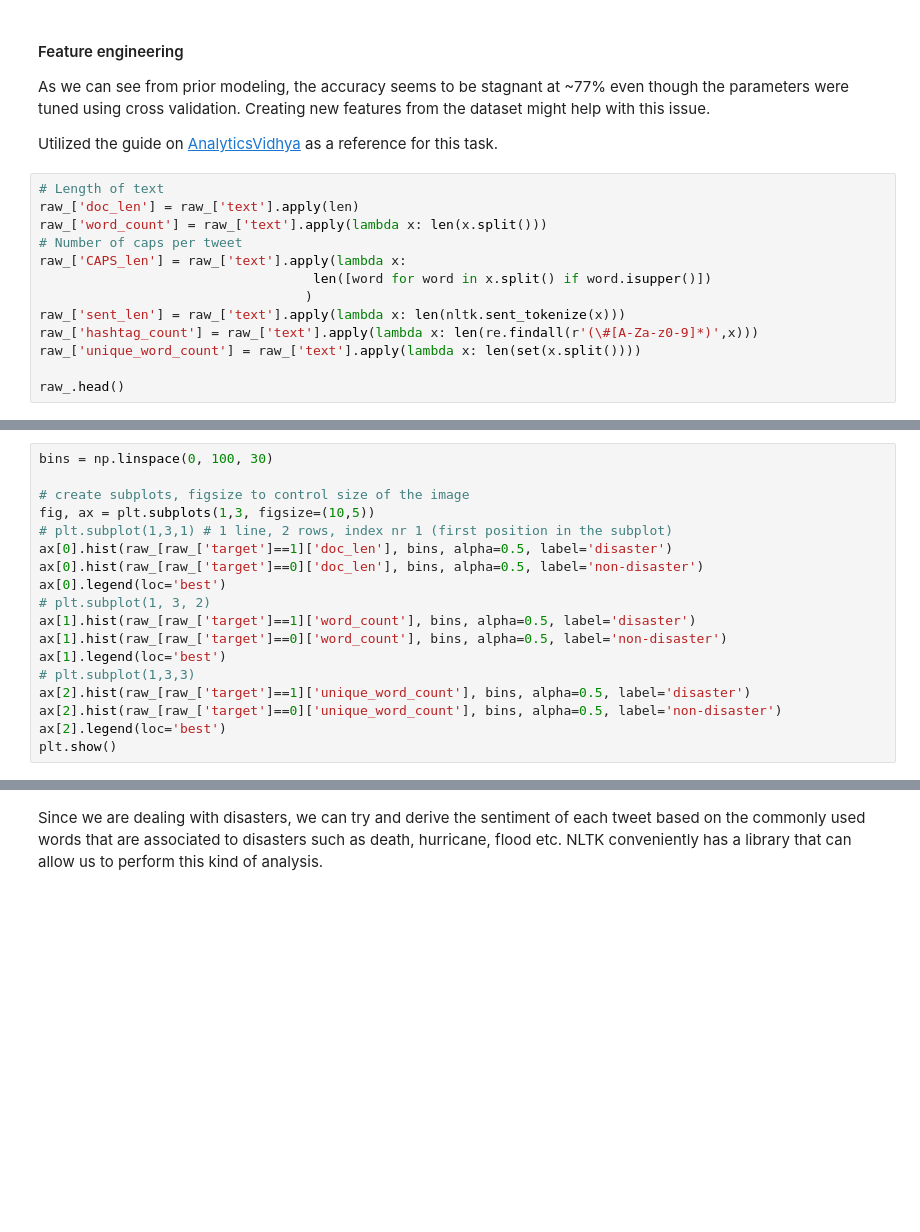
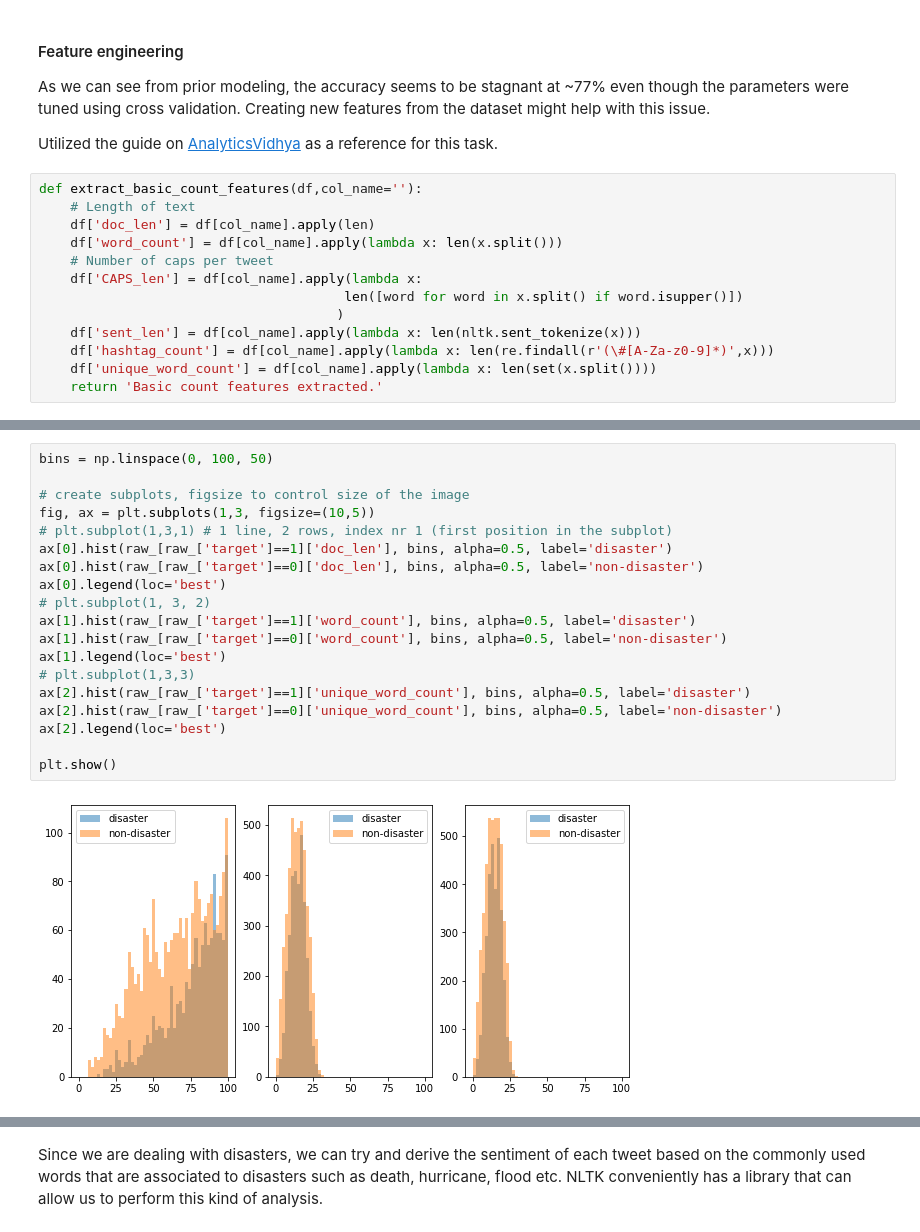
Before and after one commit to yepterence/Project-Cymopolea, a Jupyter notebook: text-processing.ipynb, the cells around one changed output, grey strips where cells are left out. Saved outputs shown, nothing was run; the diff lists cells and outputs as text; blank space fills up the shorter version.

```diff
--- a/text-processing.ipynb
+++ b/text-processing.ipynb
@@ -114,15 +235,15 @@ As we can see from prior modeling, the accuracy seems to be stagnant at ~77% eve
 
 Utilized the guide on [AnalyticsVidhya](https://www.analyticsvidhya.com/blog/2021/04/a-guide-to-feature-engineering-in-nlp/) as a reference for this task.
 # %%
-# Length of text
-raw_['doc_len'] = raw_['text'].apply(len)
-raw_['word_count'] = raw_['text'].apply(lambda x: len(x.split()))
-# Number of caps per tweet
-raw_['CAPS_len'] = raw_['text'].apply(lambda x:
-                                   len([word for word in x.split() if word.isupper()])
-                                  )
-raw_['sent_len'] = raw_['text'].apply(lambda x: len(nltk.sent_tokenize(x)))
-raw_['hashtag_count'] = raw_['text'].apply(lambda x: len(re.findall(r'(\#[A-Za-z0-9]*)',x)))
-raw_['unique_word_count'] = raw_['text'].apply(lambda x: len(set(x.split())))
-
-raw_.head()
+def extract_basic_count_features(df,col_name=''):
+    # Length of text
+    df['doc_len'] = df[col_name].apply(len)
+    df['word_count'] = df[col_name].apply(lambda x: len(x.split()))
+    # Number of caps per tweet
+    df['CAPS_len'] = df[col_name].apply(lambda x:
+                                       len([word for word in x.split() if word.isupper()])
+                                      )
+    df['sent_len'] = df[col_name].apply(lambda x: len(nltk.sent_tokenize(x)))
+    df['hashtag_count'] = df[col_name].apply(lambda x: len(re.findall(r'(\#[A-Za-z0-9]*)',x)))
+    df['unique_word_count'] = df[col_name].apply(lambda x: len(set(x.split())))
+    return 'Basic count features extracted.'
@@ -129,18 +260,21 @@ raw_.head()
 # %%
-bins = np.linspace(0, 100, 30)
+bins = np.linspace(0, 100, 50)
 
 # create subplots, figsize to control size of the image
 fig, ax = plt.subplots(1,3, figsize=(10,5))
 # plt.subplot(1,3,1) # 1 line, 2 rows, index nr 1 (first position in the subplot)
 ax[0].hist(raw_[raw_['target']==1]['doc_len'], bins, alpha=0.5, label='disaster')
 ax[0].hist(raw_[raw_['target']==0]['doc_len'], bins, alpha=0.5, label='non-disaster')
 ax[0].legend(loc='best')
 # plt.subplot(1, 3, 2)
 ax[1].hist(raw_[raw_['target']==1]['word_count'], bins, alpha=0.5, label='disaster')
 ax[1].hist(raw_[raw_['target']==0]['word_count'], bins, alpha=0.5, label='non-disaster')
 ax[1].legend(loc='best')
 # plt.subplot(1,3,3)
 ax[2].hist(raw_[raw_['target']==1]['unique_word_count'], bins, alpha=0.5, label='disaster')
 ax[2].hist(raw_[raw_['target']==0]['unique_word_count'], bins, alpha=0.5, label='non-disaster')
 ax[2].legend(loc='best')
+
 plt.show()
+# %% [output]
+[figure, added]
```
Also changed, not shown: parts of 26 cells of this notebook.
